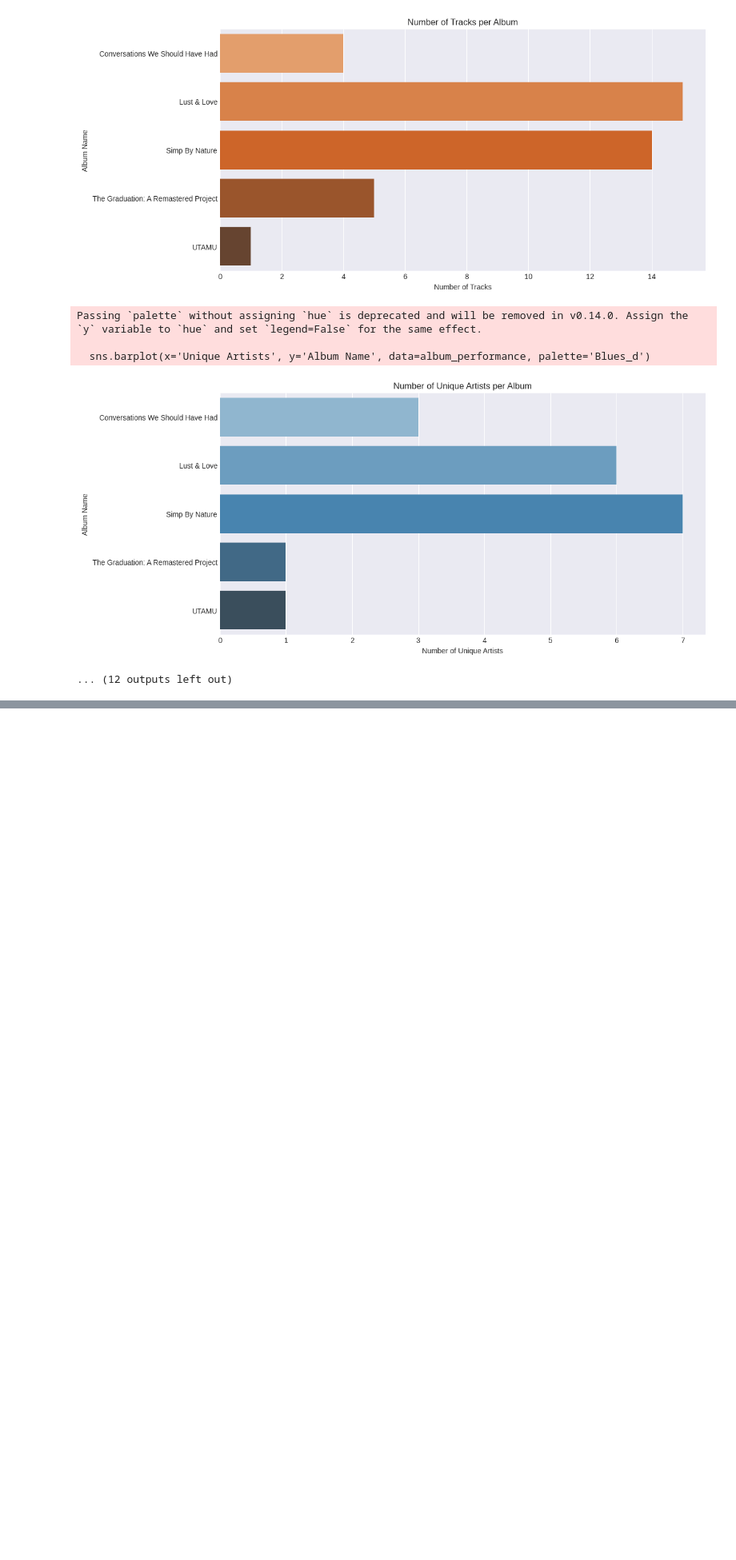
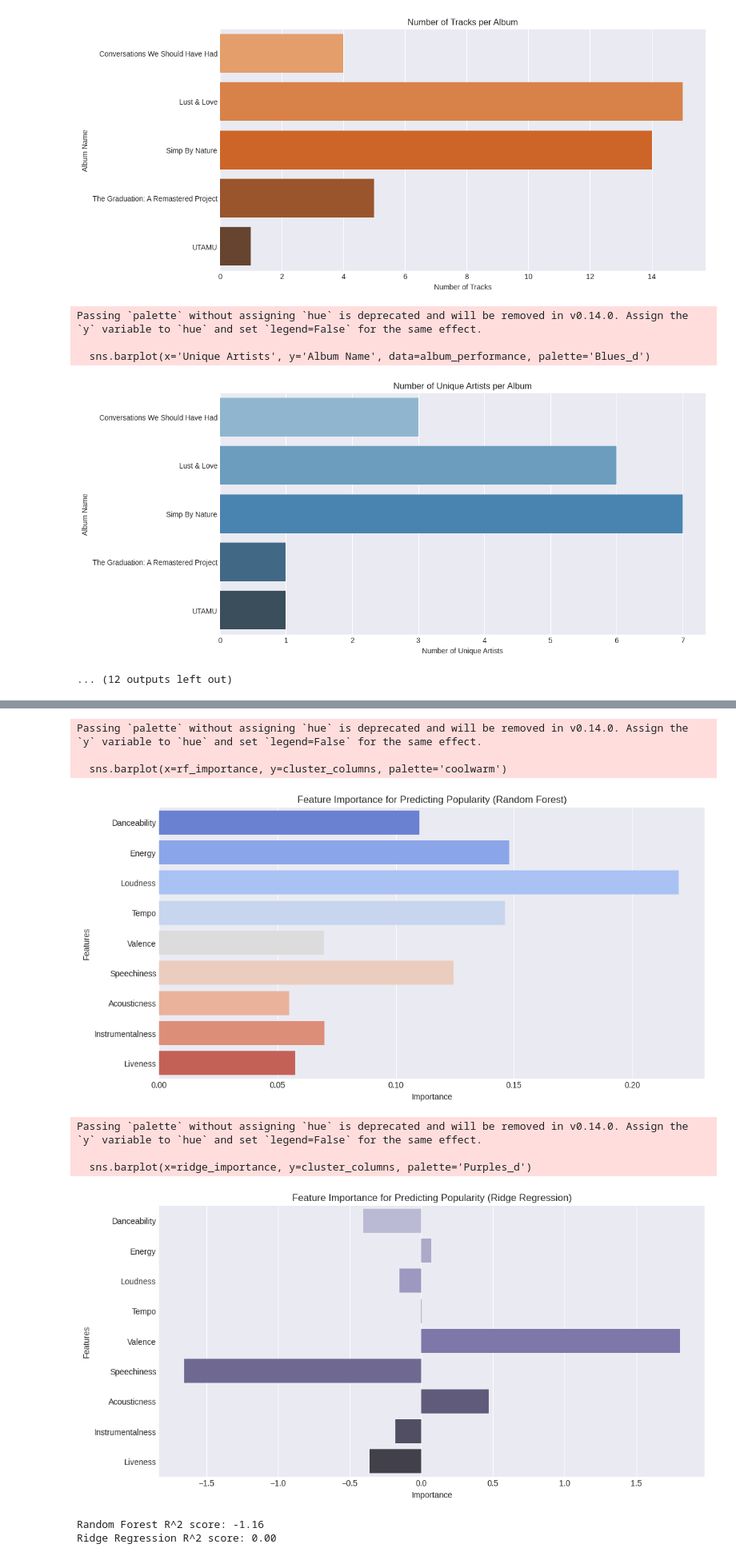
Before and after one commit to dennisgathu8/36CHAMBERS, a Jupyter notebook: Enter_the_WU_36_CHAMBERS.ipynb, the cells around one changed output, grey strips where cells are left out. Shown at 80% size. Drawn from its saved outputs; the diff is of its cells as text; code cells hidden in the pictures; blank space fills up the shorter version.

```diff
--- a/Enter_the_WU_36_CHAMBERS.ipynb
+++ b/Enter_the_WU_36_CHAMBERS.ipynb
@@ -372,0 +568,48 @@ Passing `palette` without assigning `hue` is deprecated and will be removed in v
+# %%
+from sklearn.ensemble import RandomForestRegressor
+from sklearn.linear_model import Ridge
+
+# Feature importance with Random Forest
+rf = RandomForestRegressor(n_estimators=100, random_state=42)
+rf.fit(X_train, y_train)
+
+# Get feature importance from the Random Forest model
+rf_importance = rf.feature_importances_
+
+# Plot Random Forest feature importance
+plt.figure(figsize=(12, 6))
+sns.barplot(x=rf_importance, y=cluster_columns, palette='coolwarm')
+plt.title('Feature Importance for Predicting Popularity (Random Forest)')
+plt.xlabel('Importance')
+plt.ylabel('Features')
+plt.show()
+
+# Feature importance with Ridge Regression
+ridge = Ridge(alpha=1.0)
+ridge.fit(X_train, y_train)
+ridge_importance = ridge.coef_
+
+# Plot Ridge Regression feature importance
+plt.figure(figsize=(12, 6))
+sns.barplot(x=ridge_importance, y=cluster_columns, palette='Purples_d')
+plt.title('Feature Importance for Predicting Popularity (Ridge Regression)')
+plt.xlabel('Importance')
+plt.ylabel('Features')
+plt.show()
+
+# Random Forest model performance
+print(f"Random Forest R^2 score: {rf.score(X_test, y_test):.2f}")
+
+# Ridge Regression model performance
+print(f"Ridge Regression R^2 score: {ridge.score(X_test, y_test):.2f}")
+# %% [output]
+Passing `palette` without assigning `hue` is deprecated and will be removed in v0.14.0. Assign the `y` variable to `hue` and set `legend=False` for the same effect.
+
+  sns.barplot(x=rf_importance, y=cluster_columns, palette='coolwarm')
+[figure, added]
+Passing `palette` without assigning `hue` is deprecated and will be removed in v0.14.0. Assign the `y` variable to `hue` and set `legend=False` for the same effect.
+
+  sns.barplot(x=ridge_importance, y=cluster_columns, palette='Purples_d')
+[figure, added]
+Random Forest R^2 score: -1.16
+Ridge Regression R^2 score: 0.00
```
Also changed, not shown: parts of 14 cells of this notebook.
